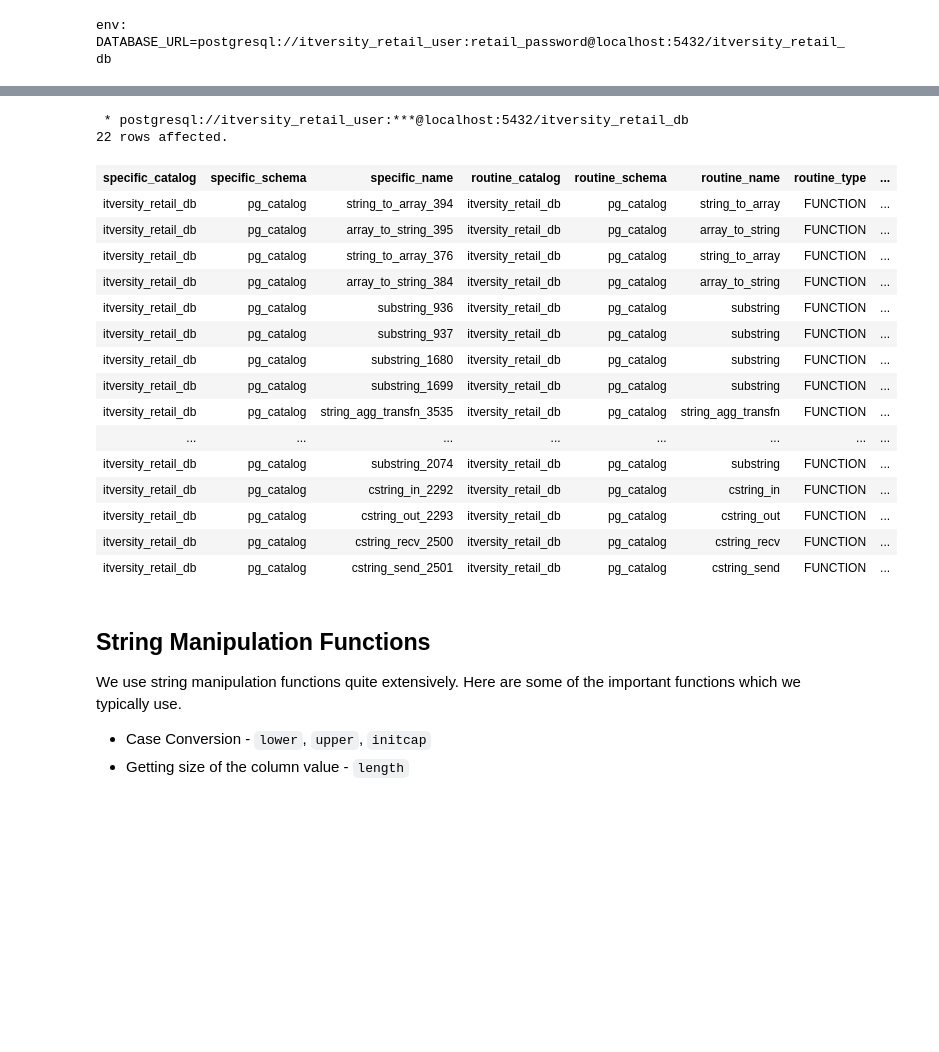
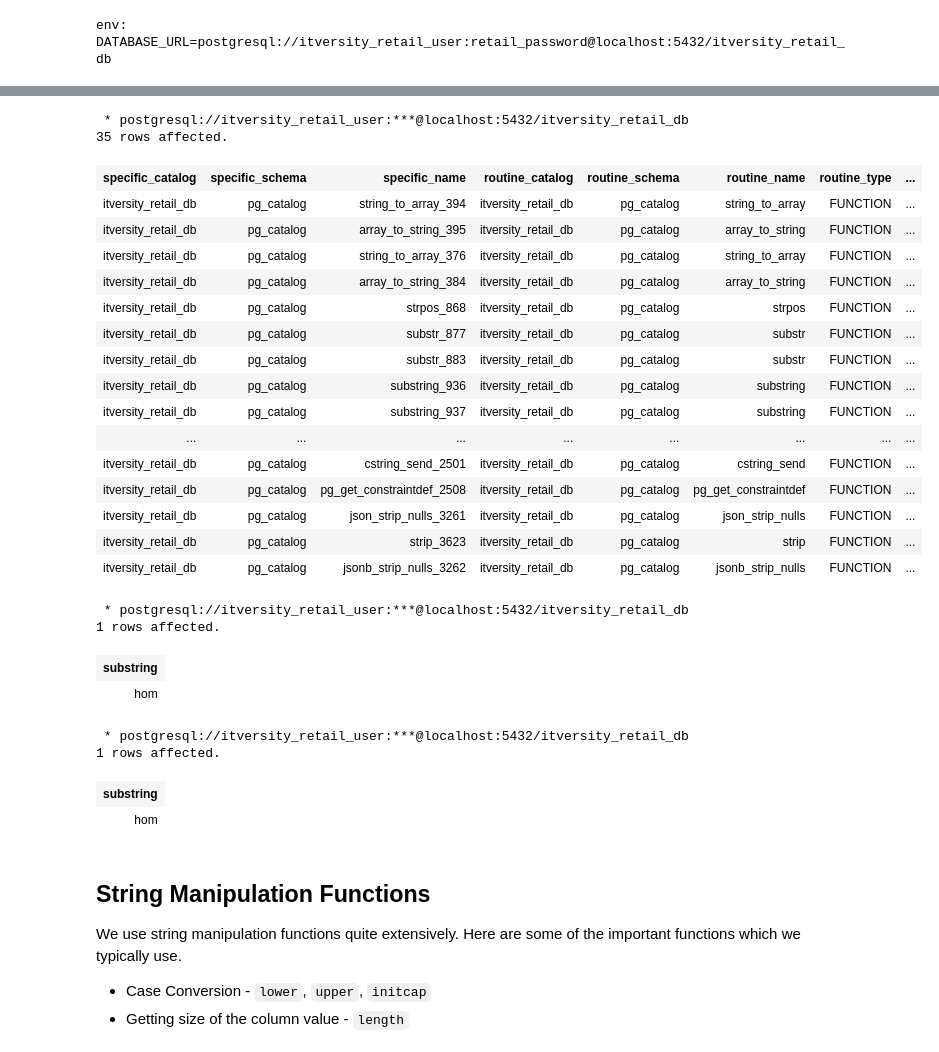
Before and after one commit to itversity/mastering-postgresql, a Jupyter notebook: 06_predefined_functions.ipynb, the cells around one changed output, grey strips where cells are left out. Drawn from its saved outputs; the diff is of its cells as text; code cells hidden in the pictures; blank space fills up the shorter version.

```diff
--- a/06_predefined_functions.ipynb
+++ b/06_predefined_functions.ipynb
@@ -51,27 +56,45 @@ env: DATABASE_URL=postgresql://itversity_retail_user:retail_password@localhost:5
 # %%
 %%sql
 
 SELECT * FROM information_schema.routines
-WHERE routine_name ~ 'string'
+WHERE routine_name ~ 'str'
 # %% [output]
  * postgresql://itversity_retail_user:***@localhost:5432/itversity_retail_db
-22 rows affected.
+35 rows affected.
 | specific_catalog | specific_schema | specific_name | routine_catalog | routine_schema | routine_name | routine_type | ... |
 | itversity_retail_db | pg_catalog | string_to_array_394 | itversity_retail_db | pg_catalog | string_to_array | FUNCTION | ... |
 | itversity_retail_db | pg_catalog | array_to_string_395 | itversity_retail_db | pg_catalog | array_to_string | FUNCTION | ... |
 | itversity_retail_db | pg_catalog | string_to_array_376 | itversity_retail_db | pg_catalog | string_to_array | FUNCTION | ... |
 | itversity_retail_db | pg_catalog | array_to_string_384 | itversity_retail_db | pg_catalog | array_to_string | FUNCTION | ... |
+| itversity_retail_db | pg_catalog | strpos_868 | itversity_retail_db | pg_catalog | strpos | FUNCTION | ... |
+| itversity_retail_db | pg_catalog | substr_877 | itversity_retail_db | pg_catalog | substr | FUNCTION | ... |
+| itversity_retail_db | pg_catalog | substr_883 | itversity_retail_db | pg_catalog | substr | FUNCTION | ... |
 | itversity_retail_db | pg_catalog | substring_936 | itversity_retail_db | pg_catalog | substring | FUNCTION | ... |
 | itversity_retail_db | pg_catalog | substring_937 | itversity_retail_db | pg_catalog | substring | FUNCTION | ... |
-| itversity_retail_db | pg_catalog | substring_1680 | itversity_retail_db | pg_catalog | substring | FUNCTION | ... |
-| itversity_retail_db | pg_catalog | substring_1699 | itversity_retail_db | pg_catalog | substring | FUNCTION | ... |
-| itversity_retail_db | pg_catalog | string_agg_transfn_3535 | itversity_retail_db | pg_catalog | string_agg_transfn | FUNCTION | ... |
 | ... | ... | ... | ... | ... | ... | ... | ... |
-| itversity_retail_db | pg_catalog | substring_2074 | itversity_retail_db | pg_catalog | substring | FUNCTION | ... |
-| itversity_retail_db | pg_catalog | cstring_in_2292 | itversity_retail_db | pg_catalog | cstring_in | FUNCTION | ... |
-| itversity_retail_db | pg_catalog | cstring_out_2293 | itversity_retail_db | pg_catalog | cstring_out | FUNCTION | ... |
-| itversity_retail_db | pg_catalog | cstring_recv_2500 | itversity_retail_db | pg_catalog | cstring_recv | FUNCTION | ... |
 | itversity_retail_db | pg_catalog | cstring_send_2501 | itversity_retail_db | pg_catalog | cstring_send | FUNCTION | ... |
+| itversity_retail_db | pg_catalog | pg_get_constraintdef_2508 | itversity_retail_db | pg_catalog | pg_get_constraintdef | FUNCTION | ... |
+| itversity_retail_db | pg_catalog | json_strip_nulls_3261 | itversity_retail_db | pg_catalog | json_strip_nulls | FUNCTION | ... |
+| itversity_retail_db | pg_catalog | strip_3623 | itversity_retail_db | pg_catalog | strip | FUNCTION | ... |
+| itversity_retail_db | pg_catalog | jsonb_strip_nulls_3262 | itversity_retail_db | pg_catalog | jsonb_strip_nulls | FUNCTION | ... |
+# %%
+%%sql
+
+SELECT substring('Thomas' from 2 for 3)
+# %% [output]
+ * postgresql://itversity_retail_user:***@localhost:5432/itversity_retail_db
+1 rows affected.
+| substring |
+| hom |
+# %%
+%%sql
+
+SELECT substring('Thomas', 2, 3)
+# %% [output]
+ * postgresql://itversity_retail_user:***@localhost:5432/itversity_retail_db
+1 rows affected.
+| substring |
+| hom |
 # %% [markdown]
 ## String Manipulation Functions
 
```
Also changed, not shown: parts of 55 cells of this notebook, 5 other files.
